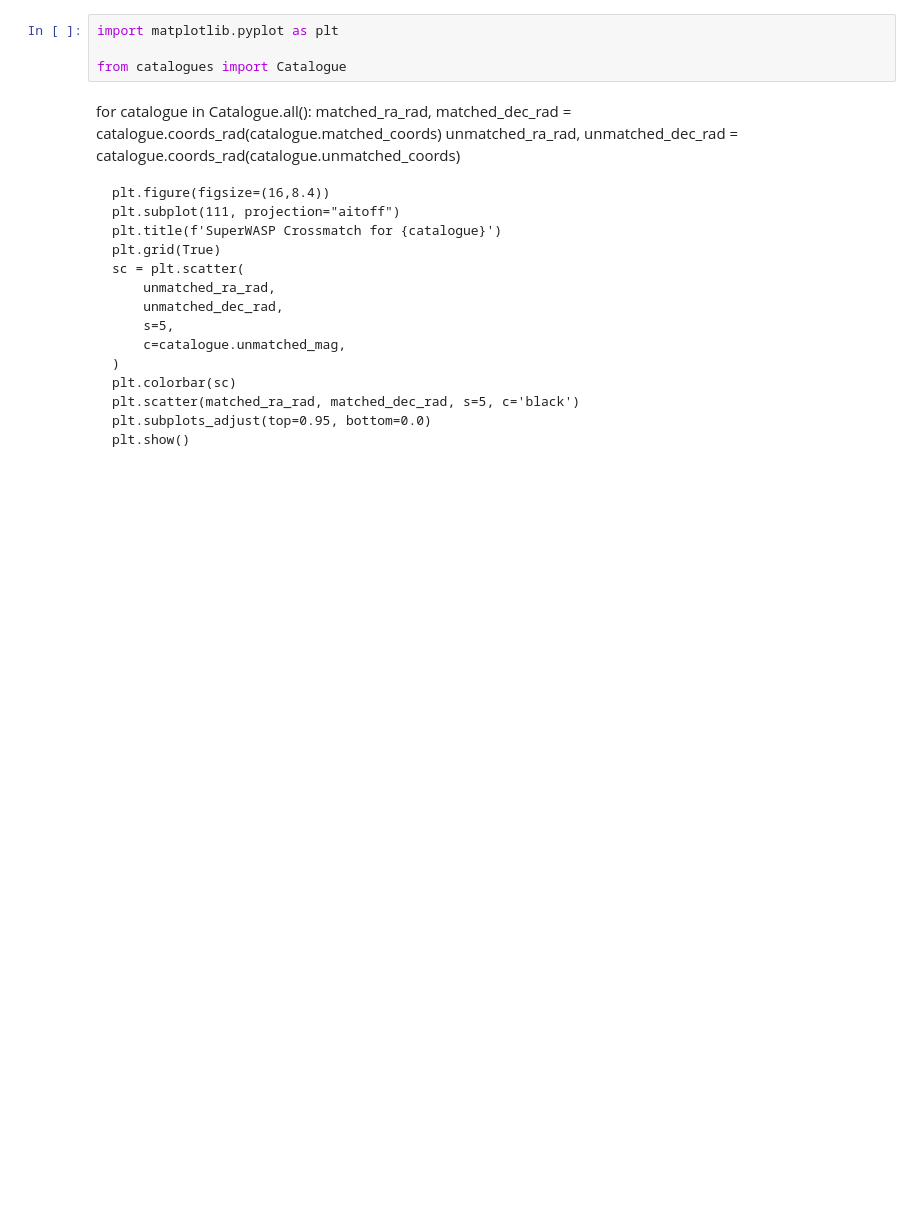
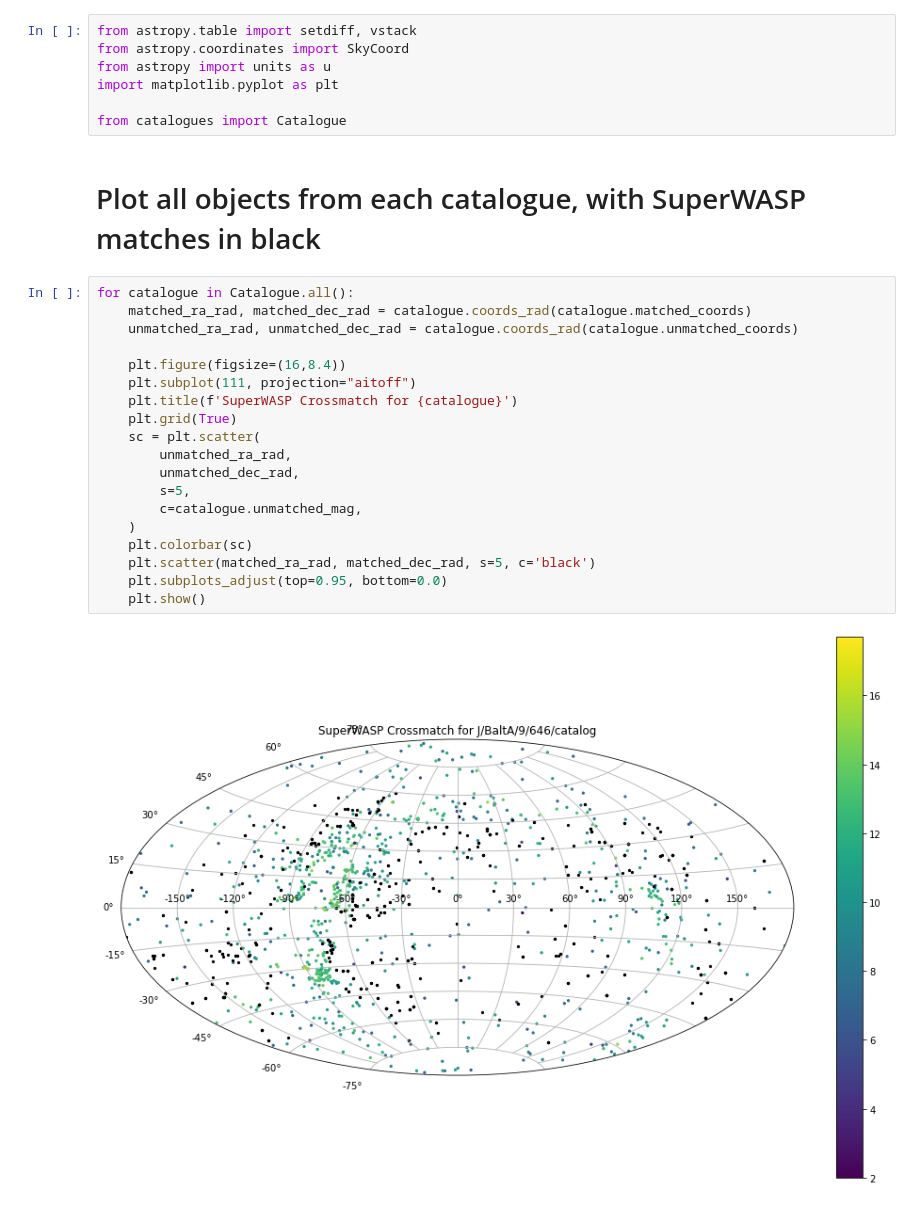
Before and after one commit to adammcmaster/superwasp-tools, a Jupyter notebook: crossref/catalogue_sky_coverage.ipynb, the cells around one changed output. Drawn from its saved outputs; the diff is of its cells as text; blank space fills up the shorter version.

Commit message:
Combined matching plot

```diff
--- a/crossref/catalogue_sky_coverage.ipynb
+++ b/crossref/catalogue_sky_coverage.ipynb
@@ -1,23 +1,30 @@
 # %%
+from astropy.table import setdiff, vstack
+from astropy.coordinates import SkyCoord
+from astropy import units as u
 import matplotlib.pyplot as plt
 
 from catalogues import Catalogue
-# %% [markdown]
-for catalogue in Catalogue.all():
-    matched_ra_rad, matched_dec_rad = catalogue.coords_rad(catalogue.matched_coords)
-    unmatched_ra_rad, unmatched_dec_rad = catalogue.coords_rad(catalogue.unmatched_coords)
-
-    plt.figure(figsize=(16,8.4))
-    plt.subplot(111, projection="aitoff")
-    plt.title(f'SuperWASP Crossmatch for {catalogue}')
-    plt.grid(True)
-    sc = plt.scatter(
-        unmatched_ra_rad,
-        unmatched_dec_rad,
-        s=5,
-        c=catalogue.unmatched_mag,
-    )
-    plt.colorbar(sc)
-    plt.scatter(matched_ra_rad, matched_dec_rad, s=5, c='black')
-    plt.subplots_adjust(top=0.95, bottom=0.0)
-    plt.show()
+# %% [markdown]
+# Plot all objects from each catalogue, with SuperWASP matches in black
+# %%
+for catalogue in Catalogue.all():
+    matched_ra_rad, matched_dec_rad = catalogue.coords_rad(catalogue.matched_coords)
+    unmatched_ra_rad, unmatched_dec_rad = catalogue.coords_rad(catalogue.unmatched_coords)
+
+    plt.figure(figsize=(16,8.4))
+    plt.subplot(111, projection="aitoff")
+    plt.title(f'SuperWASP Crossmatch for {catalogue}')
+    plt.grid(True)
+    sc = plt.scatter(
+        unmatched_ra_rad,
+        unmatched_dec_rad,
+        s=5,
+        c=catalogue.unmatched_mag,
+    )
+    plt.colorbar(sc)
+    plt.scatter(matched_ra_rad, matched_dec_rad, s=5, c='black')
+    plt.subplots_adjust(top=0.95, bottom=0.0)
+    plt.show()
+# %% [output]
+[figure, added]
```
Also changed, not shown: parts of 10 cells of this notebook, 1 other file.
